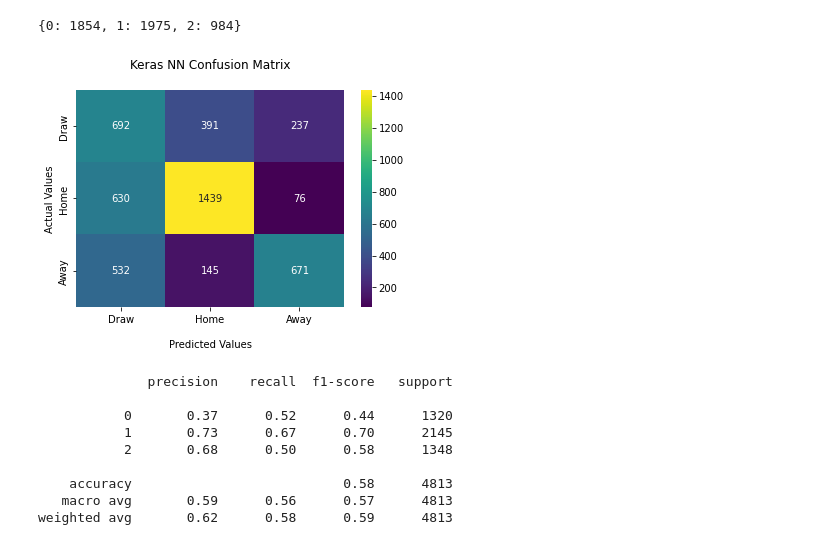
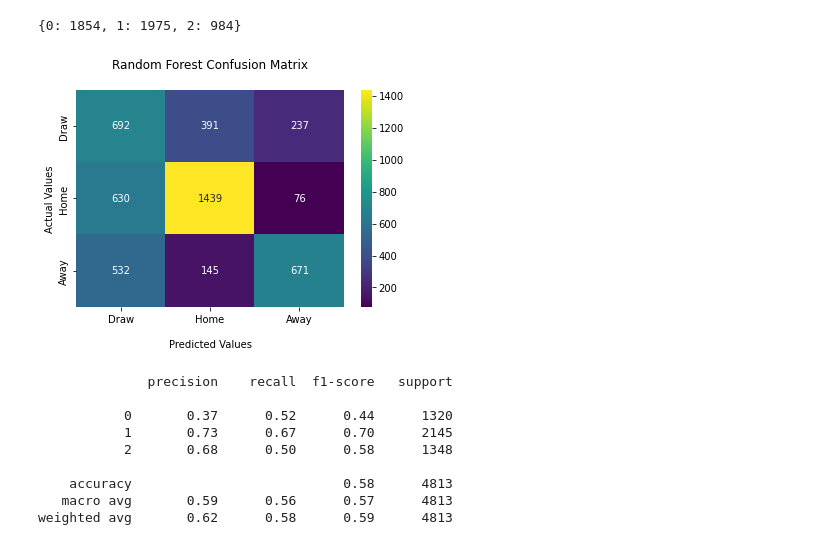
Before and after one commit to cassarpacerobert/masters_in_ai_football_predictions, a Jupyter notebook: code/ai_predictions_additional_features_xai.ipynb, the cells around one changed output. Saved outputs shown, nothing was run; the diff lists cells and outputs as text; code cells hidden in the pictures.

```diff
--- a/code/ai_predictions_additional_features_xai.ipynb
+++ b/code/ai_predictions_additional_features_xai.ipynb
@@ -793,25 +793,25 @@ Predicted amount of labels:
 # %%
 y_test_arg = np.argmax(y_test, axis=1)
 
 cf_matrix = confusion_matrix(y_test_arg, y_pred_classes)
 
 ax = sns.heatmap(cf_matrix, annot=True, cmap='viridis', fmt='d')
 
-ax.set_title('Keras NN Confusion Matrix\n');
+ax.set_title('Random Forest Confusion Matrix\n');
 ax.set_xlabel('\nPredicted Values')
 ax.set_ylabel('Actual Values');
 
 # Ticket labels - List must be in alphabetical order
 # 0 = Draw
 # 1 = Home
 # 2 = Away
 ax.xaxis.set_ticklabels(['Draw', 'Home', 'Away'])
 ax.yaxis.set_ticklabels(['Draw', 'Home', 'Away'])
 
 # Display the visualization of the Confusion Matrix.
 plt.show()
 # %% [output]
-[figure, old version]
+[figure, new version]
 # %%
 print(classification_report(y_test_arg, y_pred_classes))
 # %% [output]
```
Also changed, not shown: parts of 4 cells of this notebook, 3 other files.
